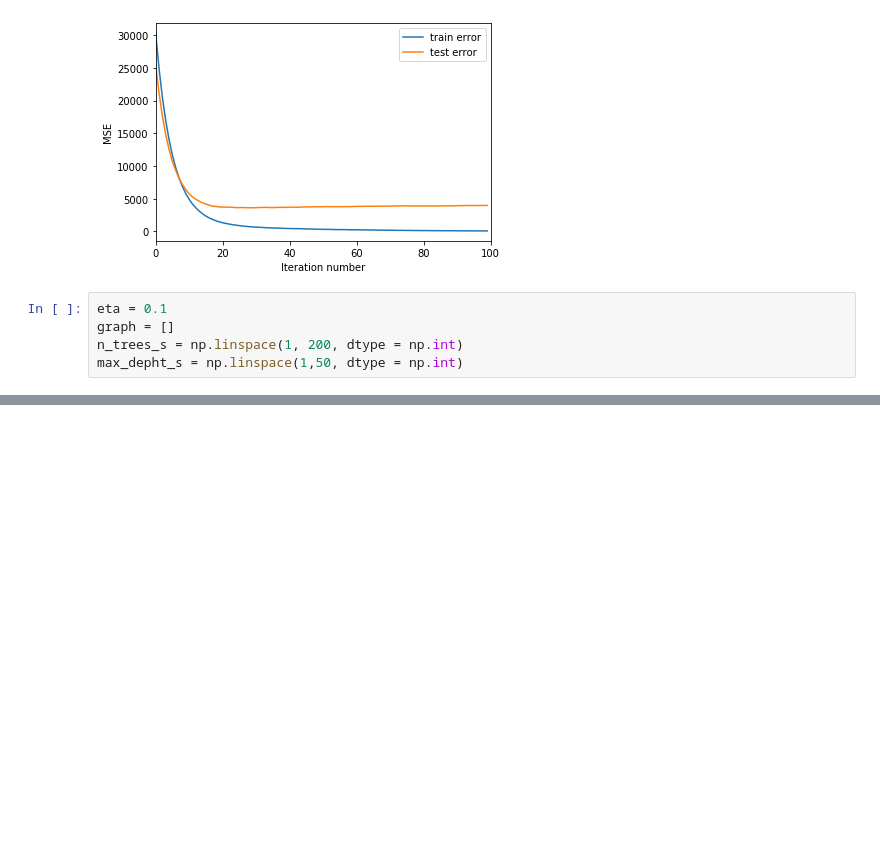
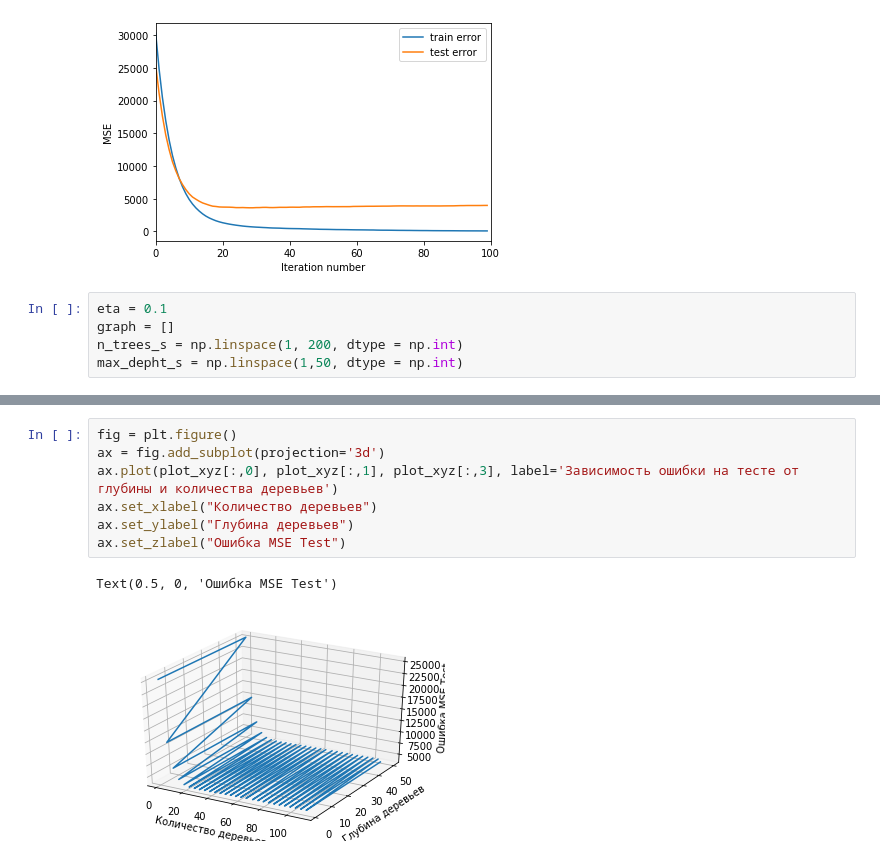
Before and after one commit to eridanletalis/mlalgs, a Jupyter notebook: algml_hw_6.ipynb, the cells around one changed output, grey strips where cells are left out. Cells and saved outputs as stored; diff of their text form; blank space fills up the shorter version.

```diff
--- a/algml_hw_6.ipynb
+++ b/algml_hw_6.ipynb
@@ -173,0 +190,10 @@ graph
+# %%
+fig = plt.figure()
+ax = fig.add_subplot(projection='3d')
+ax.plot(plot_xyz[:,0], plot_xyz[:,1], plot_xyz[:,3], label='Зависимость ошибки на тесте от глубины и количества деревьев')
+ax.set_xlabel("Количество деревьев")
+ax.set_ylabel("Глубина деревьев")
+ax.set_zlabel("Ошибка MSE Test")
+# %% [output]
+Text(0.5, 0, 'Ошибка MSE Test')
+[figure, added]
```
Also changed, not shown: parts of 7 cells of this notebook.
